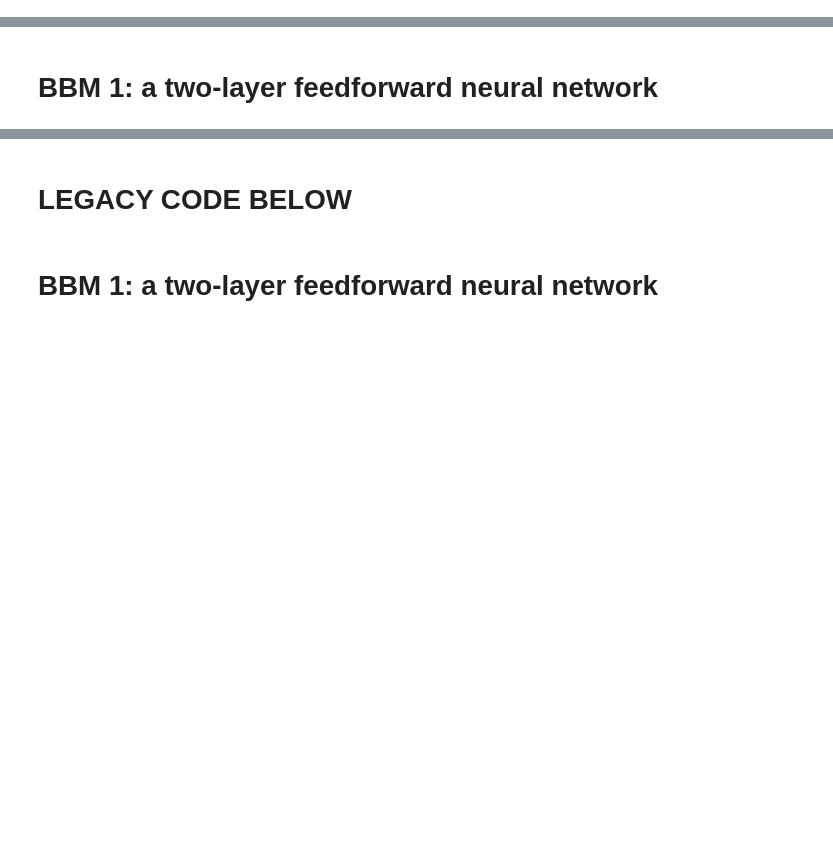
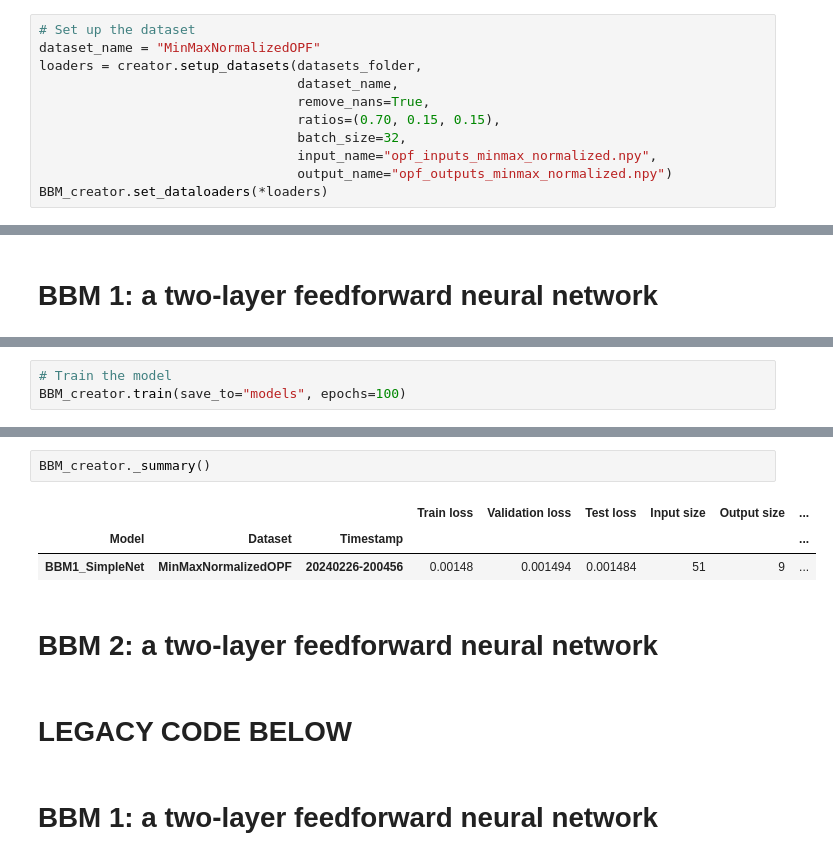
Before and after one commit to jpfutalef/IPTLC_BBMs, a Jupyter notebook: notebooks/OPF_BBMs.ipynb, the cells around one changed output, grey strips where cells are left out. Saved outputs shown, nothing was run; the diff lists cells and outputs as text; blank space fills up the shorter version.

Commit message:
Verified working of generalized training of BBMs

```diff
--- a/notebooks/OPF_BBMs.ipynb
+++ b/notebooks/OPF_BBMs.ipynb
@@ -43,3 +43,14 @@ datasets_folder = Path("data/OPF/20240226_184851")
 # Create the BBMCreator
 reload(creator)
 BBM_creator = creator.BBMCreator()
+# %%
+# Set up the dataset
+dataset_name = "MinMaxNormalizedOPF"
+loaders = creator.setup_datasets(datasets_folder,
+                                 dataset_name,
+                                 remove_nans=True,
+                                 ratios=(0.70, 0.15, 0.15),
+                                 batch_size=32,
+                                 input_name="opf_inputs_minmax_normalized.npy",
+                                 output_name="opf_outputs_minmax_normalized.npy")
+BBM_creator.set_dataloaders(*loaders)
@@ -47,0 +76,3 @@ BBM_creator = creator.BBMCreator()
+# %%
+# Train the model
+BBM_creator.train(save_to="models", epochs=100)
@@ -48,3 +103,11 @@ BBM_creator = creator.BBMCreator()
+# %%
+BBM_creator._summary()
+# %% [output]
+|  |  |  | Train loss | Validation loss | Test loss | Input size | Output size | ... |
+| Model | Dataset | Timestamp |  |  |  |  |  | ... |
+| BBM1_SimpleNet | MinMaxNormalizedOPF | 20240226-200456 | 0.00148 | 0.001494 | 0.001484 | 51 | 9 | ... |
+# %% [markdown]
+# BBM 2: a two-layer feedforward neural network
 # %% [markdown]
 # LEGACY CODE BELOW
 # %% [markdown]
```
Also changed, not shown: parts of 3 cells of this notebook, 4 other files.
